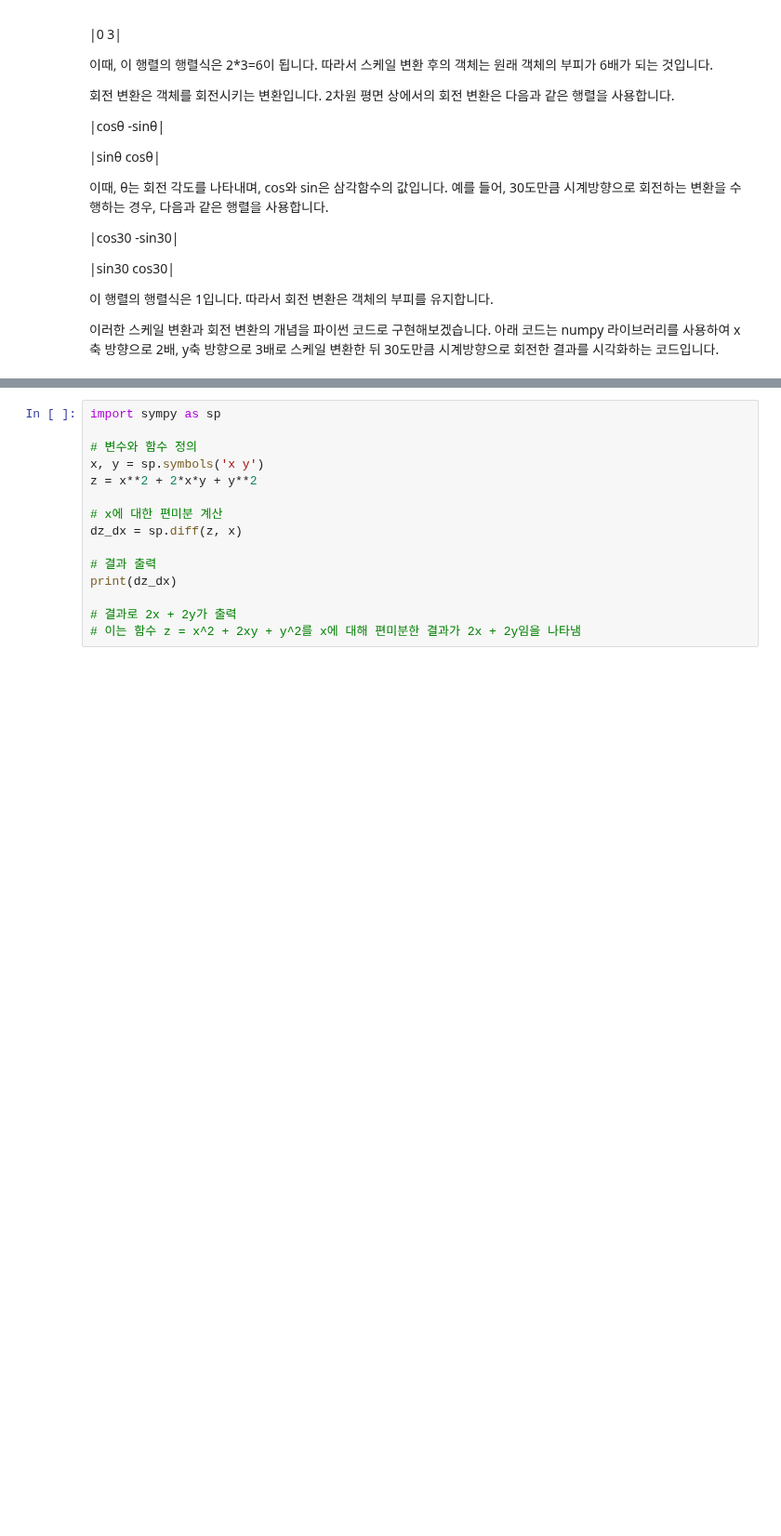
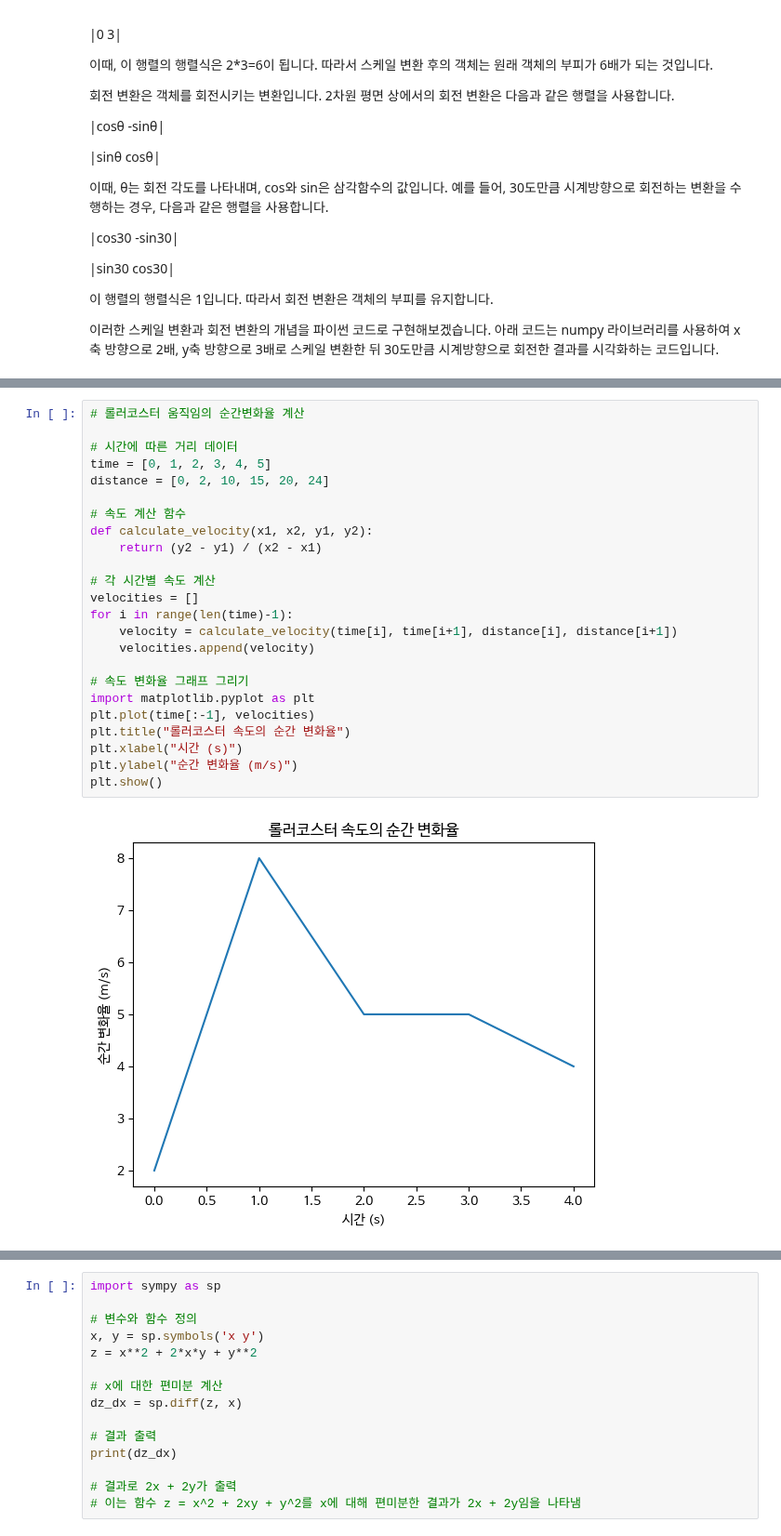
Before and after one commit to ilm52626/HKMD1_Complementary, a Jupyter notebook: 보충수업/수업자료0422.ipynb, the cells around one changed output, grey strips where cells are left out. Shown at 93% size. Cells and saved outputs as stored; diff of their text form; blank space fills up the shorter version.

```diff
--- a/보충수업/수업자료0422.ipynb
+++ b/보충수업/수업자료0422.ipynb
@@ -332,0 +240,26 @@ plt.show()
+# %%
+# 롤러코스터 움직임의 순간변화율 계산
+
+# 시간에 따른 거리 데이터
+time = [0, 1, 2, 3, 4, 5]
+distance = [0, 2, 10, 15, 20, 24]
+
+# 속도 계산 함수
+def calculate_velocity(x1, x2, y1, y2):
+    return (y2 - y1) / (x2 - x1)
+
+# 각 시간별 속도 계산
+velocities = []
+for i in range(len(time)-1):
+    velocity = calculate_velocity(time[i], time[i+1], distance[i], distance[i+1])
+    velocities.append(velocity)
+
+# 속도 변화율 그래프 그리기
+import matplotlib.pyplot as plt
+plt.plot(time[:-1], velocities)
+plt.title("롤러코스터 속도의 순간 변화율")
+plt.xlabel("시간 (s)")
+plt.ylabel("순간 변화율 (m/s)")
+plt.show()
+# %% [output]
+[figure, added]
```
Also changed, not shown: parts of 25 cells of this notebook.
